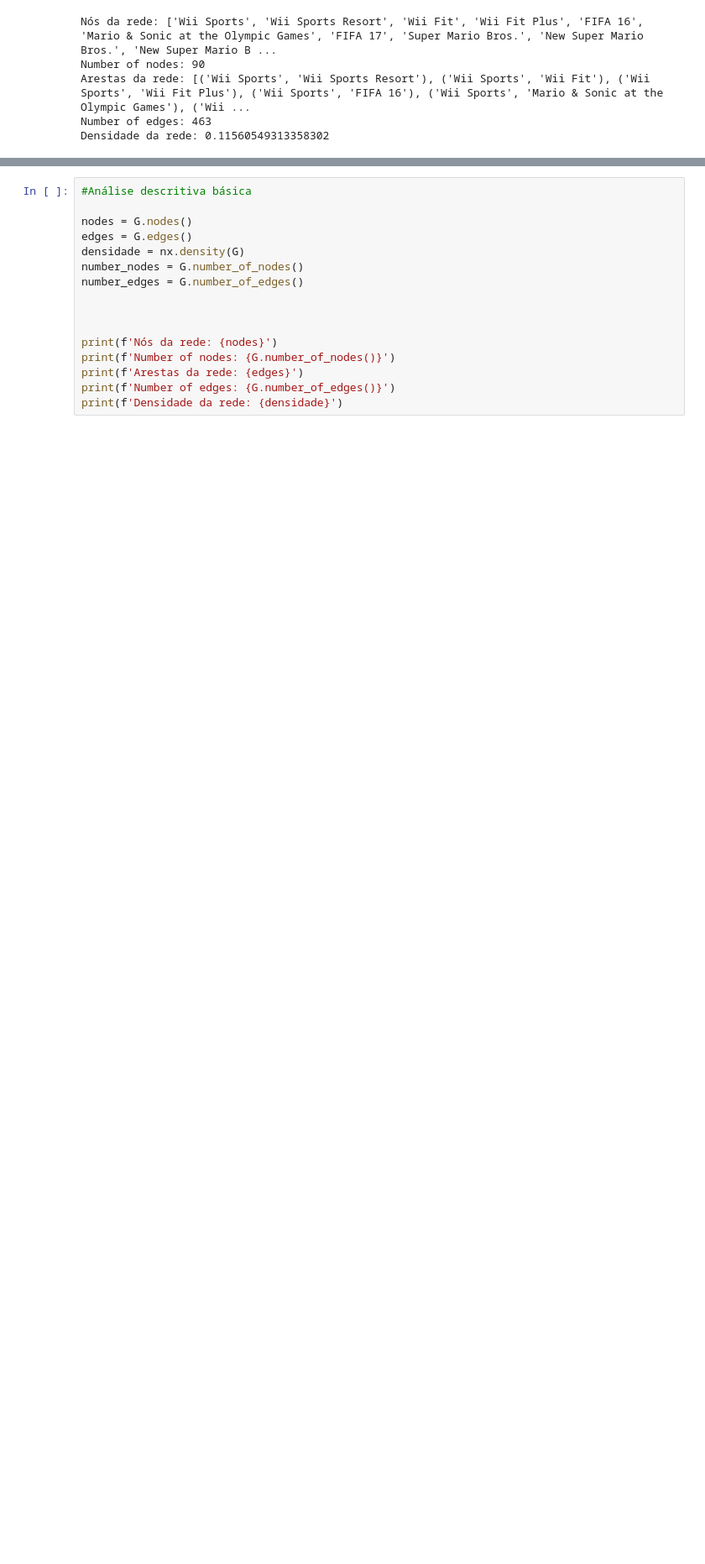
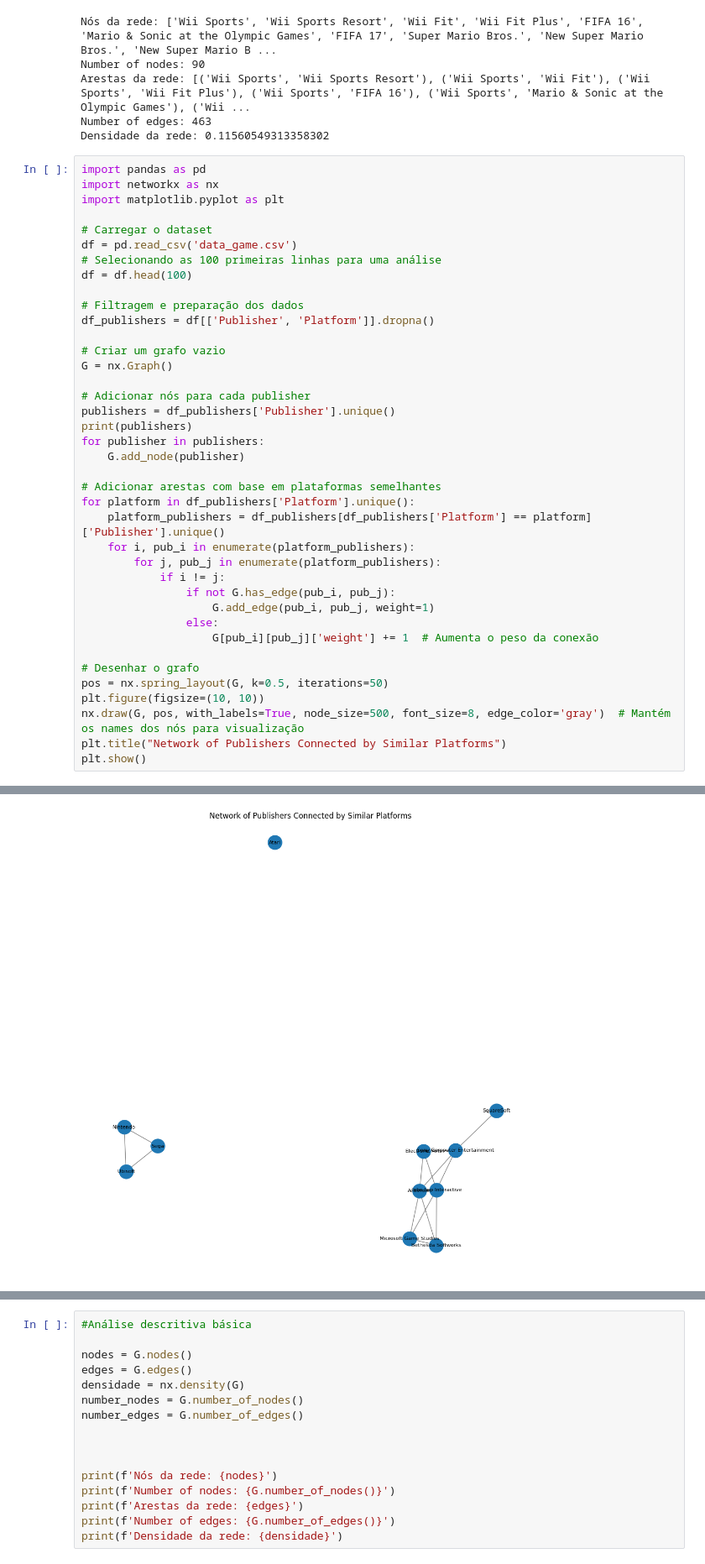
Before and after one commit to PedroMachad02/Redes-Complexas, a Jupyter notebook: Análise de Redes/Final Project/video_game.ipynb, the cells around one changed output, grey strips where cells are left out. Shown at 84% size. Cells and saved outputs as stored; diff of their text form; blank space fills up the shorter version.

```diff
--- a/Análise de Redes/Final Project/video_game.ipynb
+++ b/Análise de Redes/Final Project/video_game.ipynb
@@ -87,3 +116,43 @@ Number of nodes: 90
 Arestas da rede: [('Wii Sports', 'Wii Sports Resort'), ('Wii Sports', 'Wii Fit'), ('Wii Sports', 'Wii Fit Plus'), ('Wii Sports', 'FIFA 16'), ('Wii Sports', 'Mario & Sonic at the Olympic Games'), ('Wii ...
 Number of edges: 463
 Densidade da rede: 0.11560549313358302
+# %%
+import pandas as pd
+import networkx as nx
+import matplotlib.pyplot as plt
+
+# Carregar o dataset
+df = pd.read_csv('data_game.csv')
+# Selecionando as 100 primeiras linhas para uma análise
+df = df.head(100)
+
+# Filtragem e preparação dos dados
+df_publishers = df[['Publisher', 'Platform']].dropna()
+
+# Criar um grafo vazio
+G = nx.Graph()
+
+# Adicionar nós para cada publisher
+publishers = df_publishers['Publisher'].unique()
+print(publishers)
+for publisher in publishers:
+    G.add_node(publisher)
+
+# Adicionar arestas com base em plataformas semelhantes
+for platform in df_publishers['Platform'].unique():
+    platform_publishers = df_publishers[df_publishers['Platform'] == platform]['Publisher'].unique()
+    for i, pub_i in enumerate(platform_publishers):
+        for j, pub_j in enumerate(platform_publishers):
+            if i != j:
+                if not G.has_edge(pub_i, pub_j):
+                    G.add_edge(pub_i, pub_j, weight=1)
+                else:
+                    G[pub_i][pub_j]['weight'] += 1  # Aumenta o peso da conexão
+
+# Desenhar o grafo
+pos = nx.spring_layout(G, k=0.5, iterations=50)
+plt.figure(figsize=(10, 10))
+nx.draw(G, pos, with_labels=True, node_size=500, font_size=8, edge_color='gray')  # Mantém os names dos nós para visualização
+plt.title("Network of Publishers Connected by Similar Platforms")
+plt.show()
+# %% [output]
@@ -89,0 +162 @@ Densidade da rede: 0.11560549313358302
+[figure, added]
```
Also changed, not shown: parts of 5 cells of this notebook.
